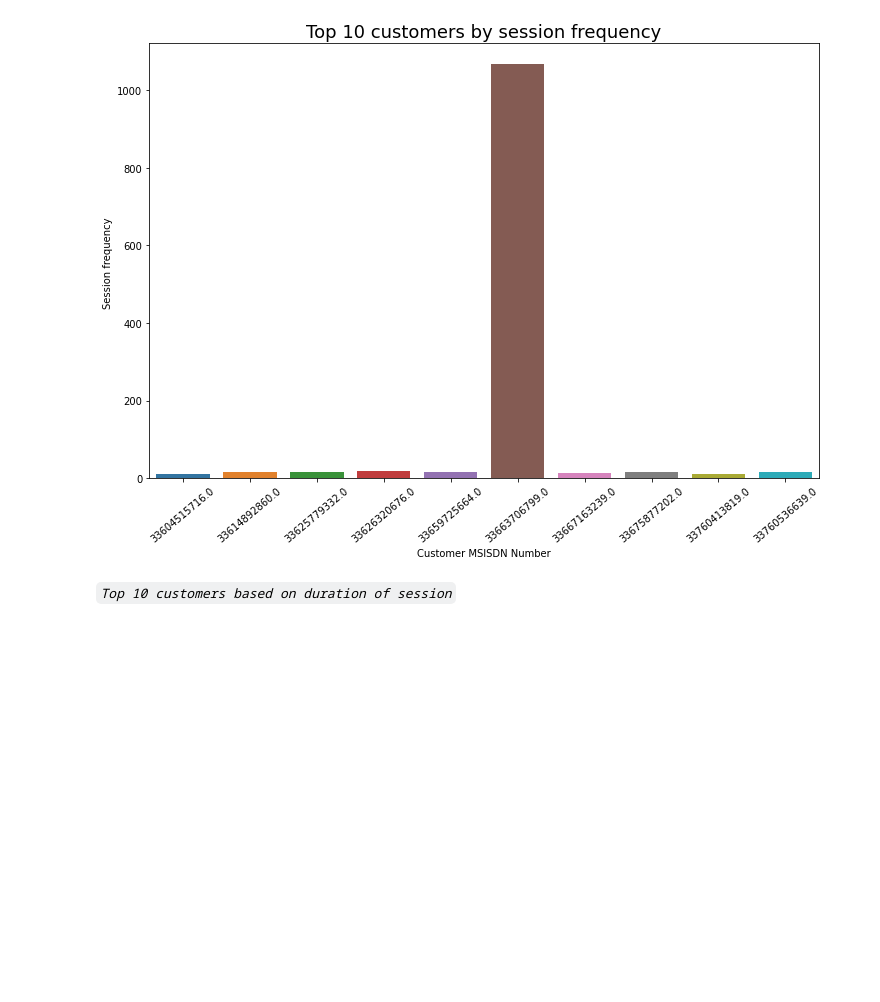
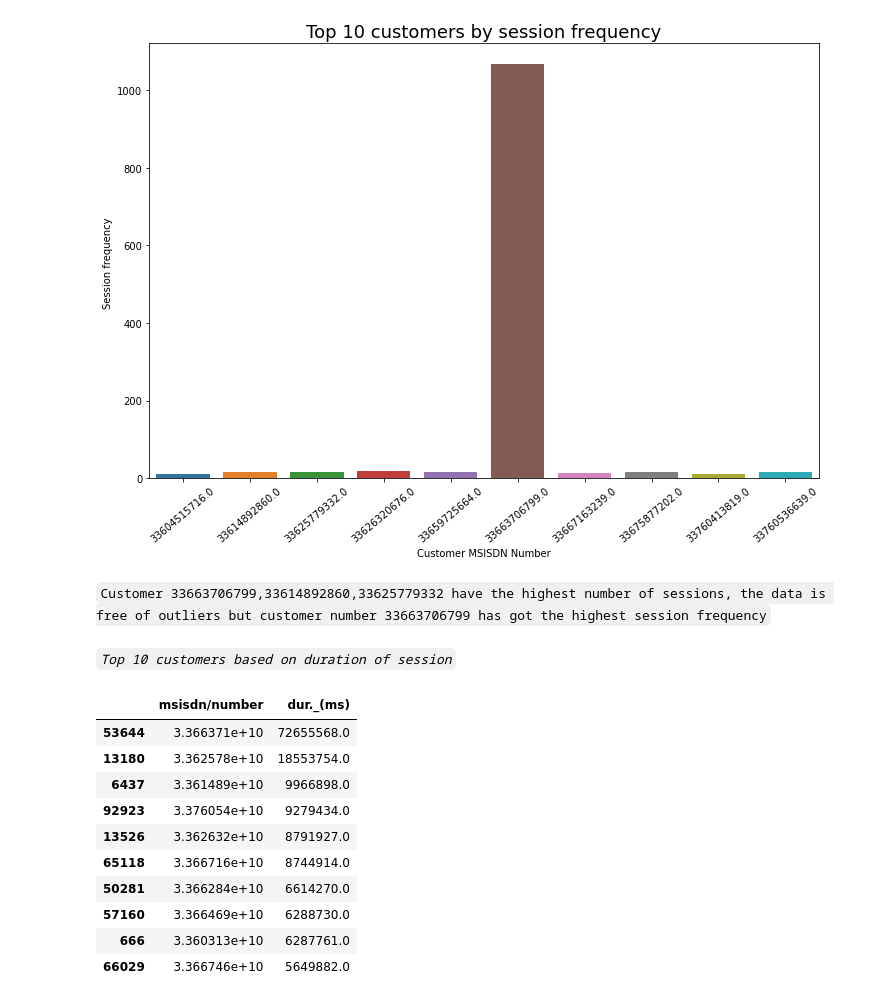
Before and after one commit to HenokD11/Analytics-Telecom-Data, a Jupyter notebook: notebooks/UserEngagement_Task2.ipynb, the cells around one changed output. Saved outputs shown, nothing was run; the diff lists cells and outputs as text; code cells hidden in the pictures; blank space fills up the shorter version.

```diff
--- a/notebooks/UserEngagement_Task2.ipynb
+++ b/notebooks/UserEngagement_Task2.ipynb
@@ -152,8 +158,22 @@ plt.title('Top 10 customers by session frequency',fontsize=18)
 # %% [output]
 Text(0.5, 1.0, 'Top 10 customers by session frequency')
 [figure]
+# %% [markdown]
+`Customer 33663706799,33614892860,33625779332 have the highest number of sessions, the data is free of outliers but customer number 33663706799 has got the highest session frequency`
 # %% [markdown]
 <i>`Top 10 customers based on duration of session`</i>
 # %%
-top10_customers_by_sess_duration=df.groupby('MSISDN/Number').agg({'Dur. (ms)':'sum'}).reset_index().sort_values('Dur. (ms)',ascending=False).head(10)
+top10_customers_by_sess_duration=df.groupby('msisdn/number').agg({'dur._(ms)':'sum'}).reset_index().sort_values('dur._(ms)',ascending=False).head(10)
 top10_customers_by_sess_duration
+# %% [output]
+|  | msisdn/number | dur._(ms) |
+| 53644 | 3.366371e+10 | 72655568.0 |
+| 13180 | 3.362578e+10 | 18553754.0 |
+| 6437 | 3.361489e+10 | 9966898.0 |
+| 92923 | 3.376054e+10 | 9279434.0 |
+| 13526 | 3.362632e+10 | 8791927.0 |
+| 65118 | 3.366716e+10 | 8744914.0 |
+| 50281 | 3.366284e+10 | 6614270.0 |
+| 57160 | 3.366469e+10 | 6288730.0 |
+| 666 | 3.360313e+10 | 6287761.0 |
+| 66029 | 3.366746e+10 | 5649882.0 |
```
Also changed, not shown: parts of 16 cells of this notebook, 1 other file.
